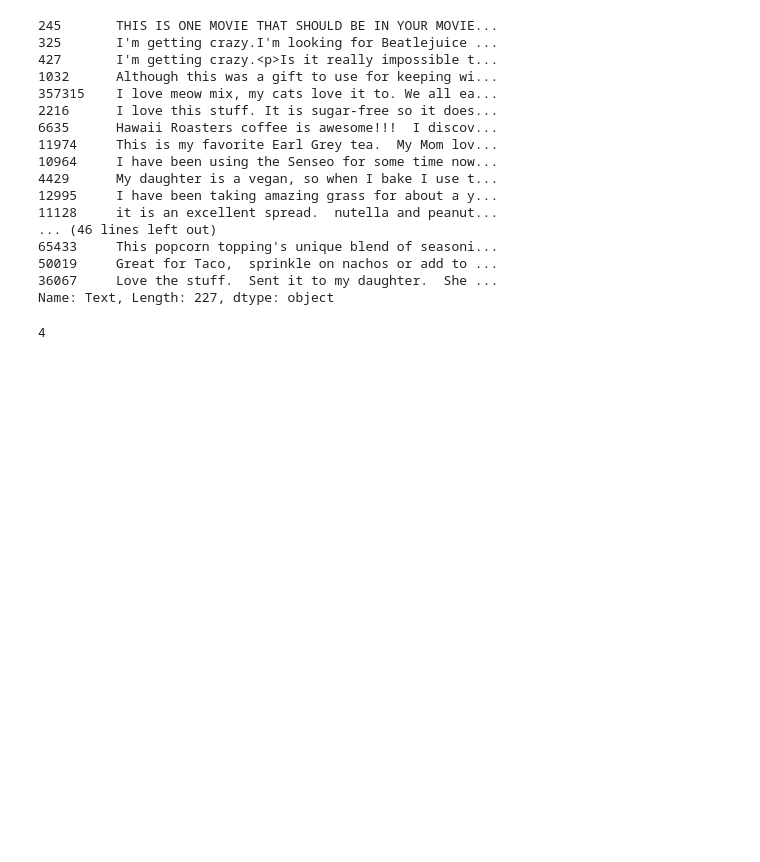
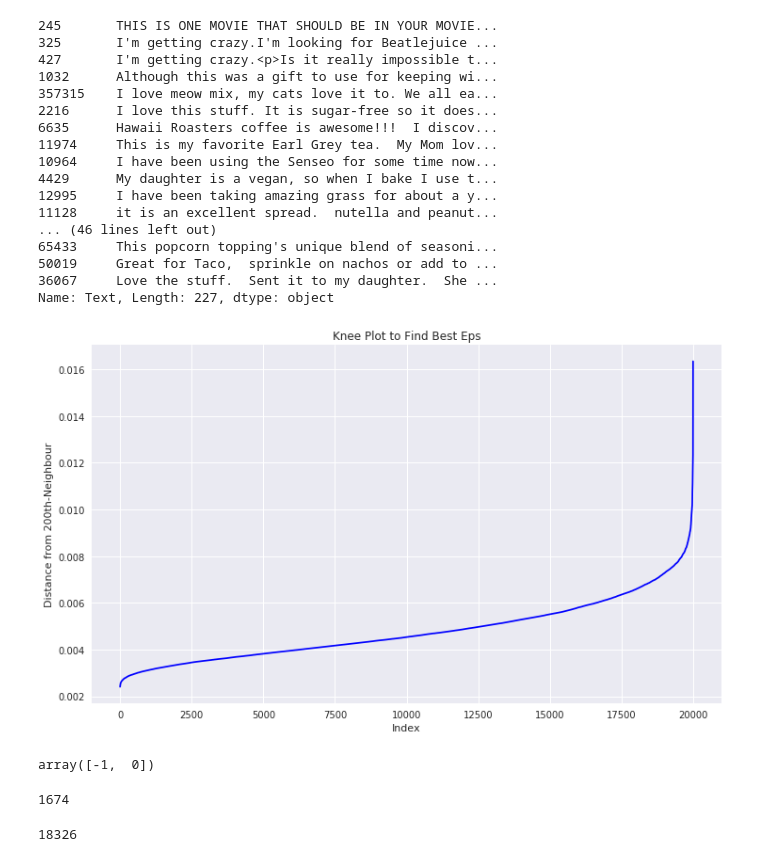
Before and after one commit to sradheya99/ML-Algorithms, a Jupyter notebook: 9.Unsupervised Learning/Unsupervised_AZ.ipynb, the cells around one changed output. Drawn from its saved outputs; the diff is of its cells as text; code cells hidden in the pictures; blank space fills up the shorter version.

```diff
--- a/9.Unsupervised Learning/Unsupervised_AZ.ipynb
+++ b/9.Unsupervised Learning/Unsupervised_AZ.ipynb
@@ -246,0 +225,27 @@ def DBSCAN_cluster(data, name):
+# %%
+def best_eps(data, name, data_in_list = None):
+
+    dist200 = []
+    if name == 'Word2Vec':
+        w2v_model = gensim.models.Word2Vec(data, min_count=5, size=100, workers=-1)
+        w2v_vect = avg_w2v(data, w2v_model)
+        for i in range(len(data)):
+            dist = np.sqrt(np.sum(np.square(w2v_vect - w2v_vect[i]), axis = 1))
+            sorted_dist = np.sort(np.array(dist), axis = 0)
+            dist200.append(sorted_dist[200])
+        dist200_indx = np.argsort(dist200, axis = 0)
+        dist200 = np.sort(dist200, axis = 0)
+        knee_plot(dist200_indx, dist200)
+    else:
+        w2v_model = gensim.models.Word2Vec(np.array(data_in_list), min_count=5, size=100, workers=-1)
+        tfidf_matx = tf_idf_vect.fit_transform(data)
+        dictionary = dict(zip(tf_idf_vect.get_feature_names(), list(tf_idf_vect.idf_)))
+        tfidf_w2v_vect = tfidf_w2v(data_in_list, w2v_model, dictionary)
+        tfidf_w2v_vect = np.nan_to_num(tfidf_w2v_vect)
+        for i in range(len(data)):
+            dist = np.sqrt(np.sum(np.square(tfidf_w2v_vect - tfidf_w2v_vect[i]), axis = 1))
+            sorted_dist = np.sort(np.array(dist), axis = 0)
+            dist200.append(sorted_dist[200])
+        dist200_indx = np.argsort(dist200, axis = 0)
+        dist200 = np.sort(dist200, axis = 0)
+        knee_plot(dist200_indx, dist200)
@@ -603 +616,5 @@ dbscan = DBSCAN(min_samples=50, p = 2, n_jobs=-1)
+# %%
+best_eps(list_of_sent[:20000], 'Word2Vec')
+# %% [output]
+[figure, added]
 # %%
@@ -605,4 +622,12 @@ dbscan_w2v = DBSCAN_cluster(list_of_sent[:10000], 'Word2Vec')
-# %%
-len(dbscan_w2v)
-# %% [output]
-4
+# %%
+np.unique(cluster.labels_)
+# %% [output]
+array([-1,  0])
+# %%
+(cluster.labels_ == -1).sum()
+# %% [output]
+1674
+# %%
+(cluster.labels_ == 0).sum()
+# %% [output]
+18326
```
Also changed, not shown: parts of 34 cells of this notebook.
